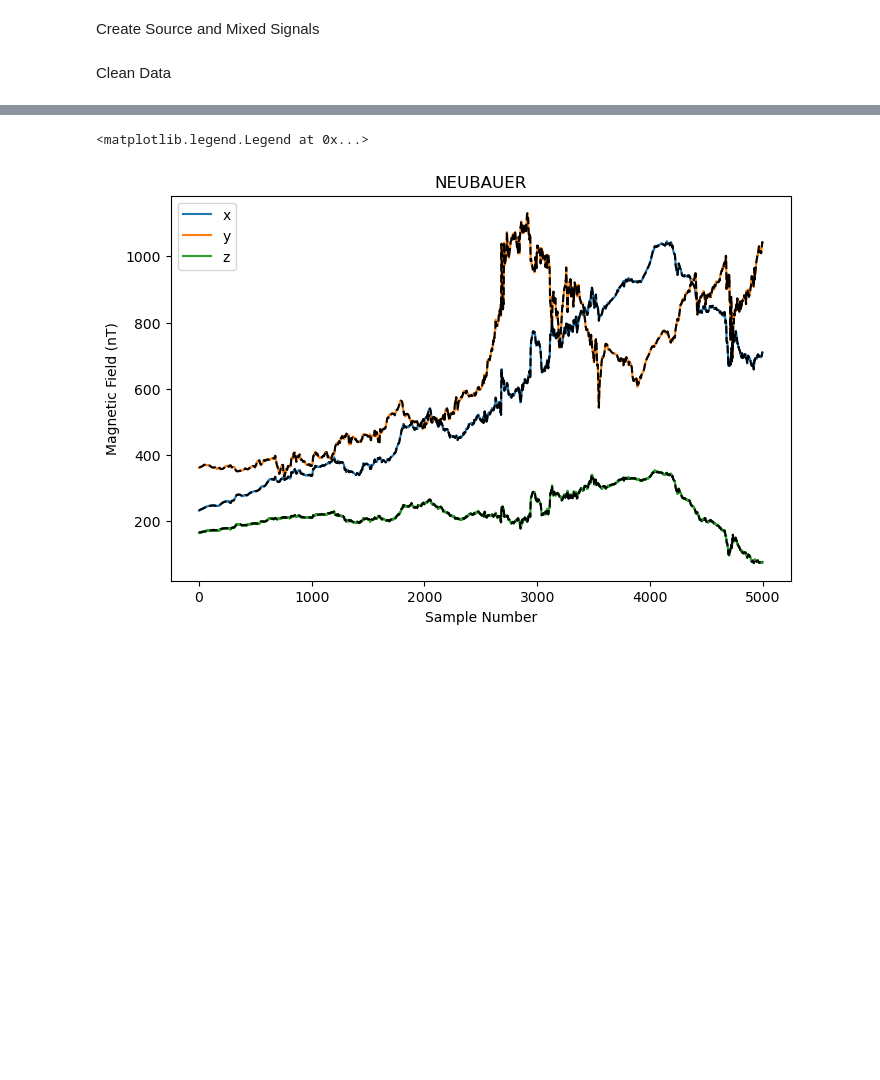
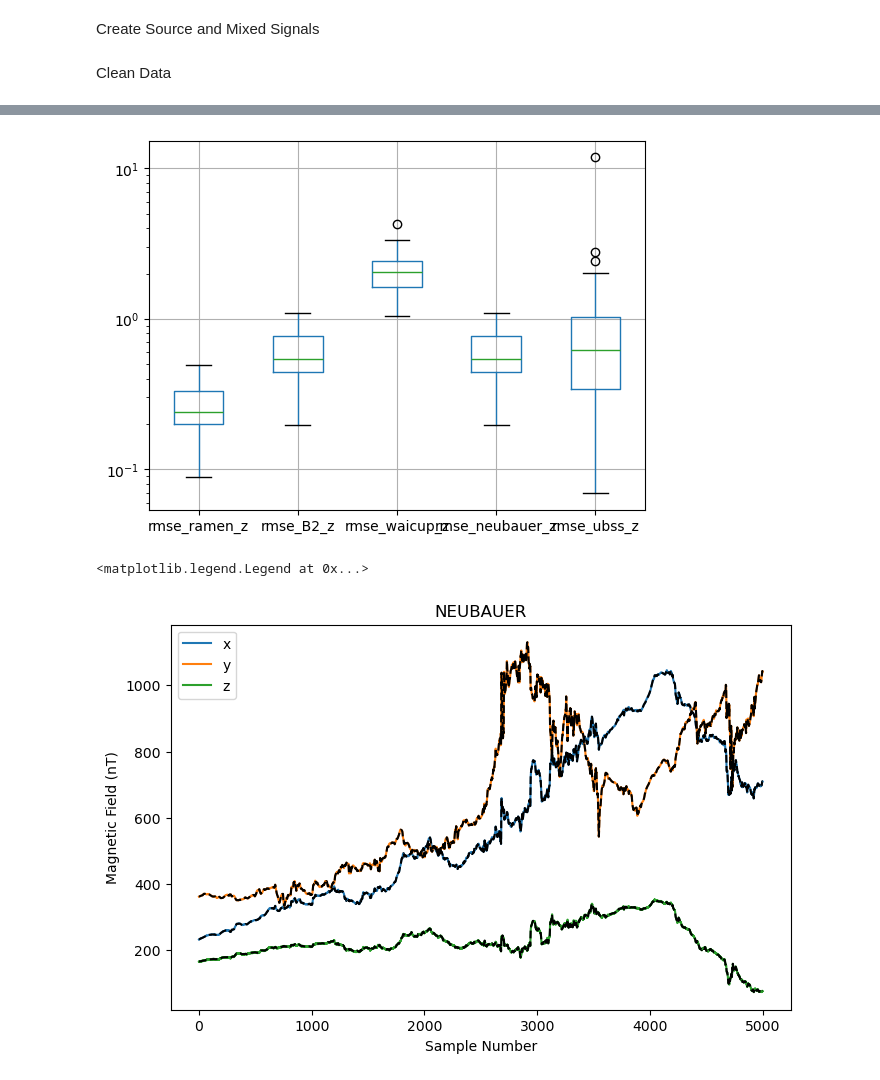
Before and after one commit to aphoffmann/MAGPRIME, a Jupyter notebook: magprime/clipper.ipynb, the cells around one changed output, grey strips where cells are left out. Saved outputs shown, nothing was run; the diff lists cells and outputs as text; code cells hidden in the pictures; blank space fills up the shorter version.

```diff
--- a/magprime/clipper.ipynb
+++ b/magprime/clipper.ipynb
@@ -293,3 +410,8 @@ NameError: name 'Kx' is not defined
+# %%
+df[['rmse_ramen_z',"rmse_B2_z","rmse_waicup_z", 'rmse_neubauer_z', 'rmse_ubss_z']].boxplot()
+plt.yscale('log')
+# %% [output]
+[figure, added]
 # %%
 fig, ax = plt.subplots(1,1, figsize=(8,5))
 
```
Also changed, not shown: parts of 6 cells of this notebook.
